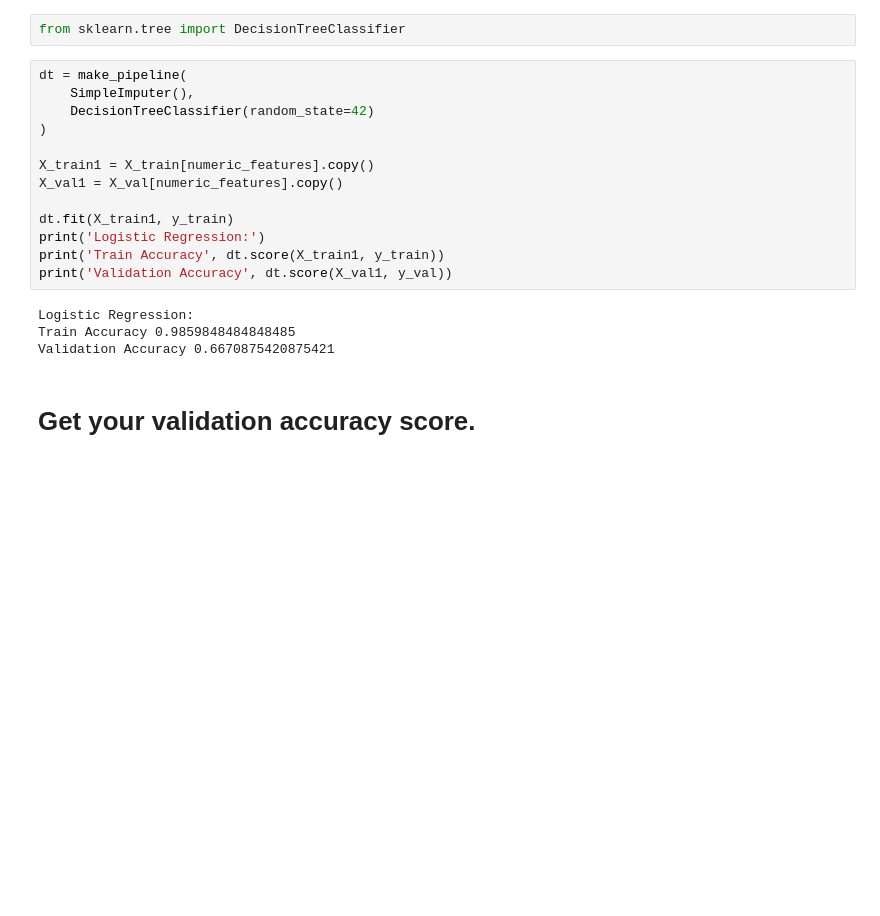
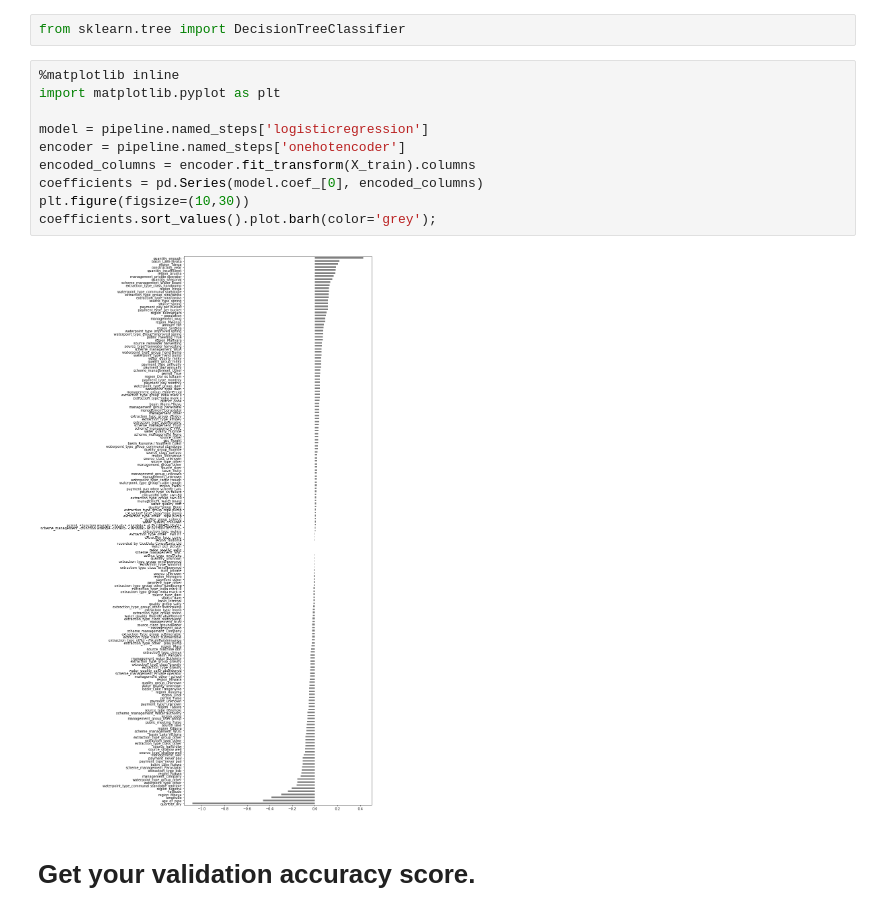
Before and after one commit to SarmenSinanian/DS-Unit-2-Kaggle-Challenge, a Jupyter notebook: Sarmen_Sinanian_assignment_kaggle_challenge_1.ipynb, the cells around one changed output. Drawn from its saved outputs; the diff is of its cells as text; blank space fills up the shorter version.

```diff
--- a/Sarmen_Sinanian_assignment_kaggle_challenge_1.ipynb
+++ b/Sarmen_Sinanian_assignment_kaggle_challenge_1.ipynb
@@ -329,22 +335,17 @@ Validation Accuracy:  0.7368686868686869
 Validation Accuracy:  0.7368686868686869 for 30&50 cardinality
 # %%
 from sklearn.tree import DecisionTreeClassifier
-# %%
-dt = make_pipeline(
-    SimpleImputer(),
-    DecisionTreeClassifier(random_state=42)
-)
-
-X_train1 = X_train[numeric_features].copy()
-X_val1 = X_val[numeric_features].copy()
-
-dt.fit(X_train1, y_train)
-print('Logistic Regression:')
-print('Train Accuracy', dt.score(X_train1, y_train))
-print('Validation Accuracy', dt.score(X_val1, y_val))
-# %% [output]
-Logistic Regression:
-Train Accuracy 0.9859848484848485
-Validation Accuracy 0.6670875420875421
+# %%
+%matplotlib inline
+import matplotlib.pyplot as plt
+
+model = pipeline.named_steps['logisticregression']
+encoder = pipeline.named_steps['onehotencoder']
+encoded_columns = encoder.fit_transform(X_train).columns
+coefficients = pd.Series(model.coef_[0], encoded_columns)
+plt.figure(figsize=(10,30))
+coefficients.sort_values().plot.barh(color='grey');
+# %% [output]
+[figure, added]
 # %% [markdown]
  # Get your validation accuracy score.
```
Also changed, not shown: parts of 19 cells of this notebook.
